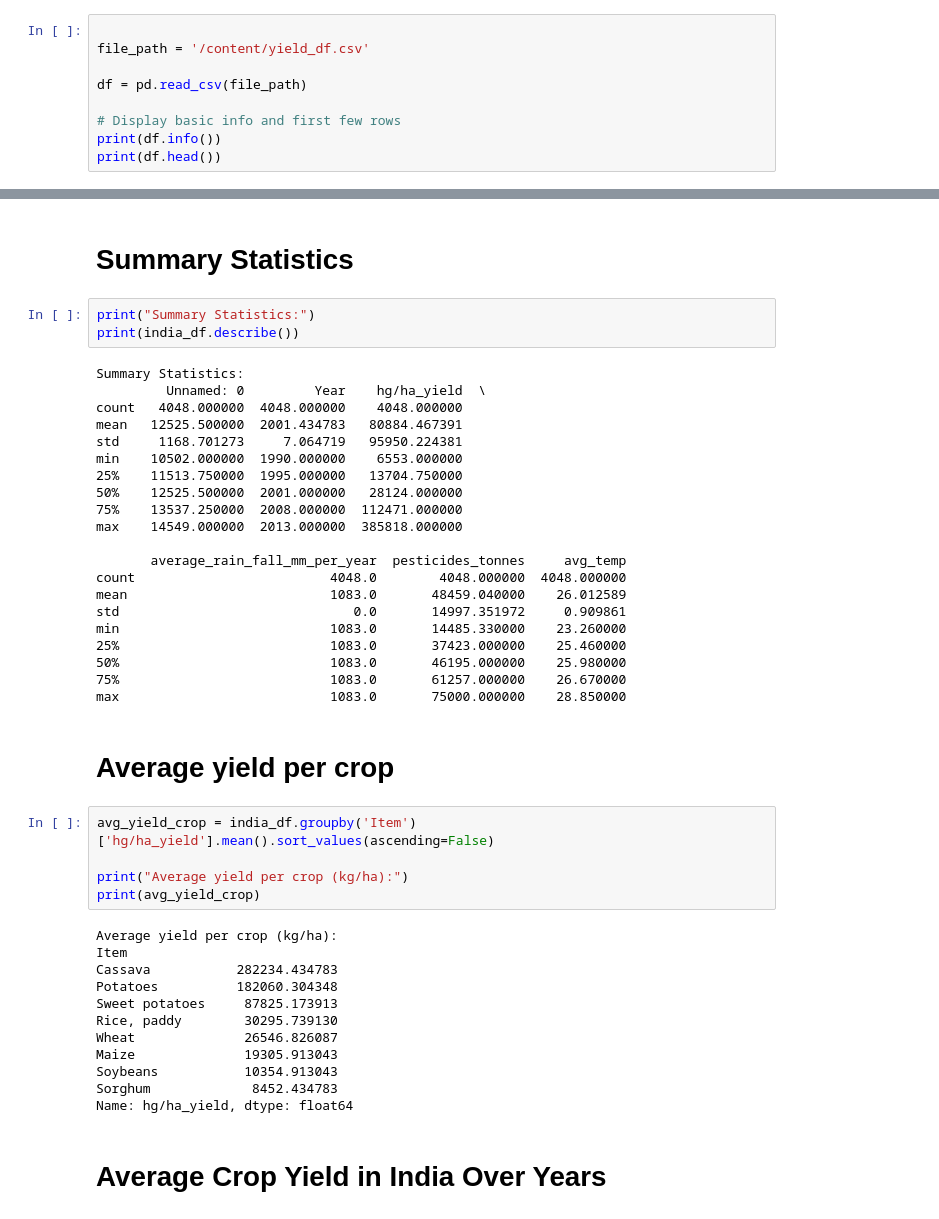
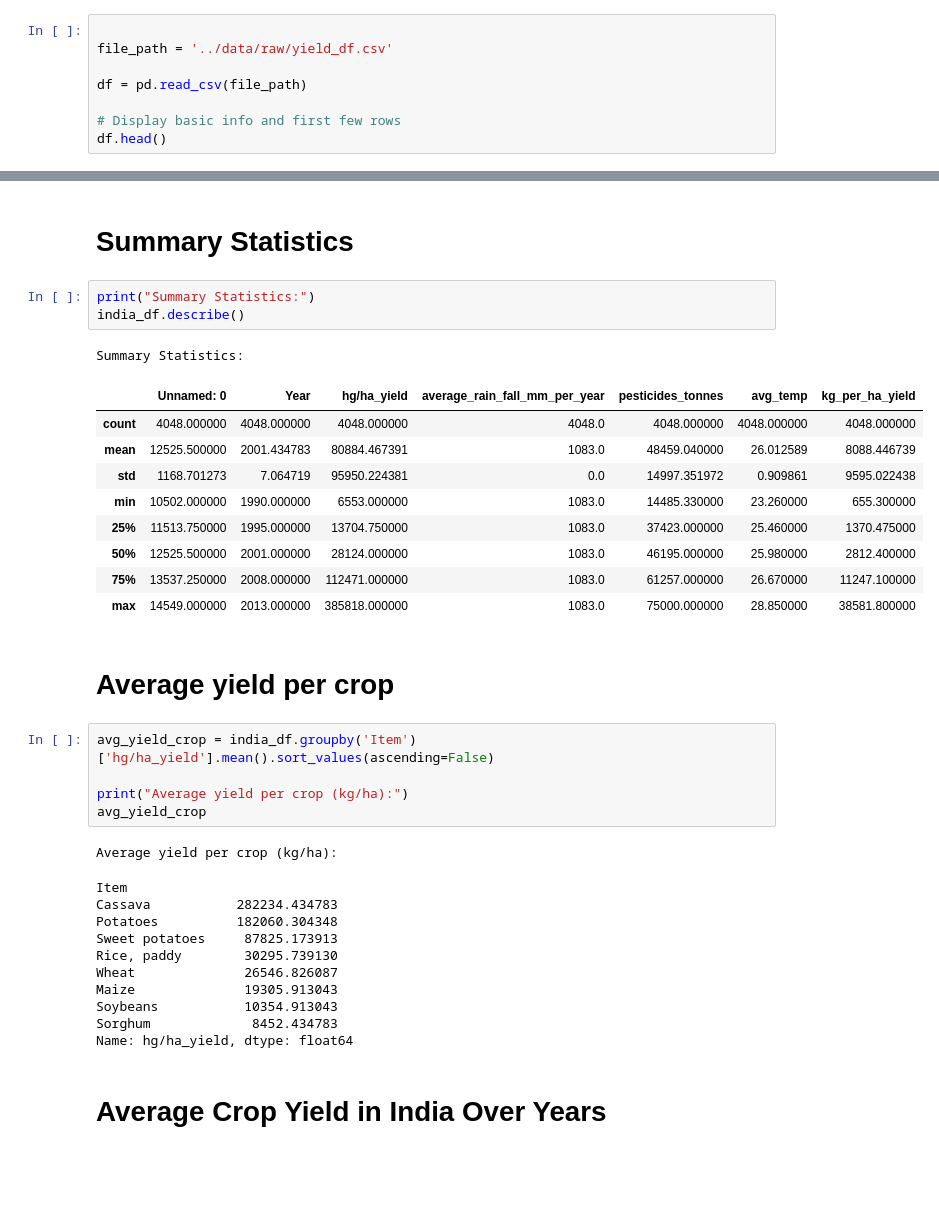
Before and after one commit to dhyan2815/Crop-Yield-Prediction, a Jupyter notebook: notebook/data_processing.ipynb, the cells around one changed output, grey strips where cells are left out. Drawn from its saved outputs; the diff is of its cells as text; blank space fills up the shorter version.

```diff
--- a/notebook/data_processing.ipynb
+++ b/notebook/data_processing.ipynb
@@ -26,11 +10,10 @@ Requirement already satisfied: six>=1.5 in /usr/local/lib/python3.11/dist-packag
 # Read the uploaded dataset
 # %%
 
-file_path = '/content/yield_df.csv'
+file_path = '../data/raw/yield_df.csv'
 
 df = pd.read_csv(file_path)
 
 # Display basic info and first few rows
-print(df.info())
-print(df.head())
+df.head()
 # %% [output]
@@ -99,47 +64,37 @@ india_df['kg_per_ha_yield'] = india_df['hg/ha_yield'] / 10
 # Summary Statistics
 # %%
 print("Summary Statistics:")
-print(india_df.describe())
+india_df.describe()
 # %% [output]
 Summary Statistics:
-         Unnamed: 0         Year    hg/ha_yield  \
-count   4048.000000  4048.000000    4048.000000
-mean   12525.500000  2001.434783   80884.467391
-std     1168.701273     7.064719   95950.224381
-min    10502.000000  1990.000000    6553.000000
-25%    11513.750000  1995.000000   13704.750000
-50%    12525.500000  2001.000000   28124.000000
-75%    13537.250000  2008.000000  112471.000000
-max    14549.000000  2013.000000  385818.000000
-
-       average_rain_fall_mm_per_year  pesticides_tonnes     avg_temp
-count                         4048.0        4048.000000  4048.000000
-mean                          1083.0       48459.040000    26.012589
-std                              0.0       14997.351972     0.909861
-min                           1083.0       14485.330000    23.260000
-25%                           1083.0       37423.000000    25.460000
-50%                           1083.0       46195.000000    25.980000
-75%                           1083.0       61257.000000    26.670000
-max                           1083.0       75000.000000    28.850000
+|  | Unnamed: 0 | Year | hg/ha_yield | average_rain_fall_mm_per_year | pesticides_tonnes | avg_temp | kg_per_ha_yield |
+| count | 4048.000000 | 4048.000000 | 4048.000000 | 4048.0 | 4048.000000 | 4048.000000 | 4048.000000 |
+| mean | 12525.500000 | 2001.434783 | 80884.467391 | 1083.0 | 48459.040000 | 26.012589 | 8088.446739 |
+| std | 1168.701273 | 7.064719 | 95950.224381 | 0.0 | 14997.351972 | 0.909861 | 9595.022438 |
+| min | 10502.000000 | 1990.000000 | 6553.000000 | 1083.0 | 14485.330000 | 23.260000 | 655.300000 |
+| 25% | 11513.750000 | 1995.000000 | 13704.750000 | 1083.0 | 37423.000000 | 25.460000 | 1370.475000 |
+| 50% | 12525.500000 | 2001.000000 | 28124.000000 | 1083.0 | 46195.000000 | 25.980000 | 2812.400000 |
+| 75% | 13537.250000 | 2008.000000 | 112471.000000 | 1083.0 | 61257.000000 | 26.670000 | 11247.100000 |
+| max | 14549.000000 | 2013.000000 | 385818.000000 | 1083.0 | 75000.000000 | 28.850000 | 38581.800000 |
 # %% [markdown]
 # Average yield per crop
 # %%
 avg_yield_crop = india_df.groupby('Item')['hg/ha_yield'].mean().sort_values(ascending=False)
 
 print("Average yield per crop (kg/ha):")
-print(avg_yield_crop)
+avg_yield_crop
 # %% [output]
 Average yield per crop (kg/ha):
-Item
-Cassava           282234.434783
-Potatoes          182060.304348
-Sweet potatoes     87825.173913
-Rice, paddy        30295.739130
-Wheat              26546.826087
-Maize              19305.913043
-Soybeans           10354.913043
-Sorghum             8452.434783
-Name: hg/ha_yield, dtype: float64
+Item
+Cassava           282234.434783
+Potatoes          182060.304348
+Sweet potatoes     87825.173913
+Rice, paddy        30295.739130
+Wheat              26546.826087
+Maize              19305.913043
+Soybeans           10354.913043
+Sorghum             8452.434783
+Name: hg/ha_yield, dtype: float64
 # %% [markdown]
 # Average Crop Yield in India Over Years
 # %%
```
Also changed, not shown: parts of 5 cells of this notebook, 6 other files.
